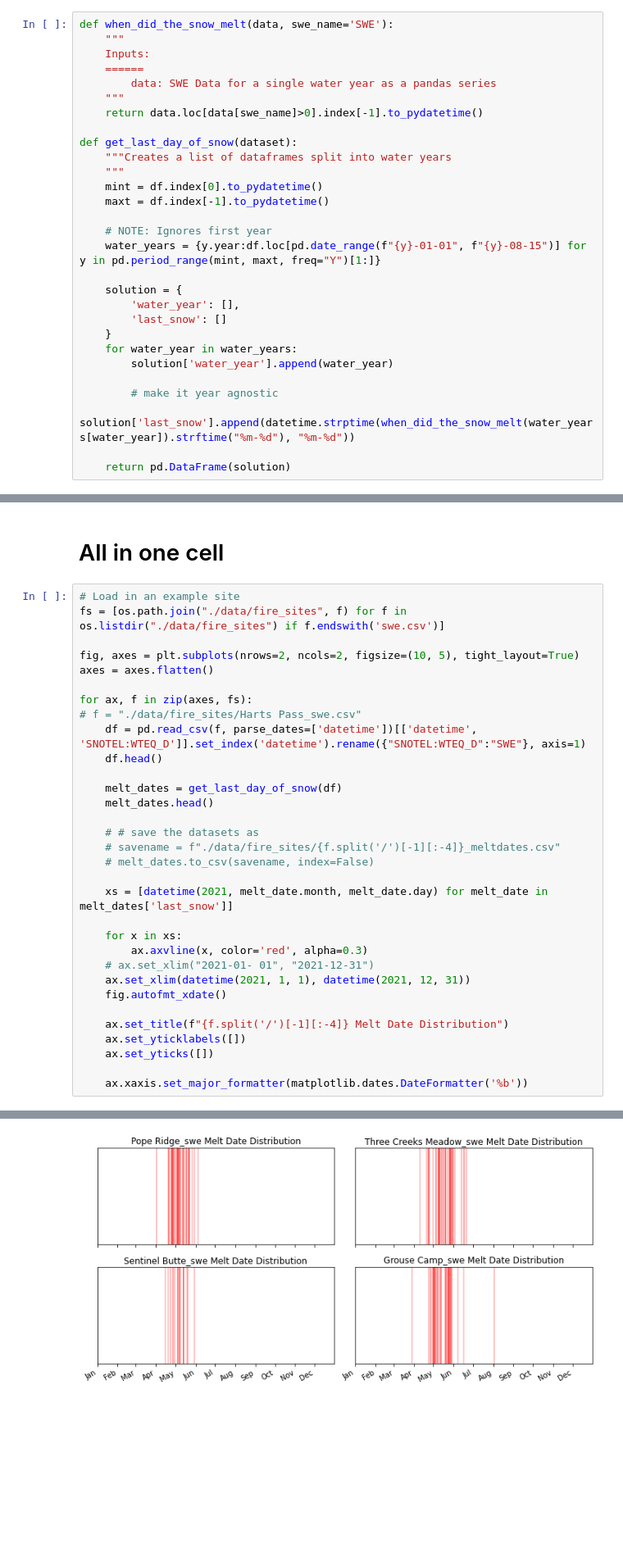
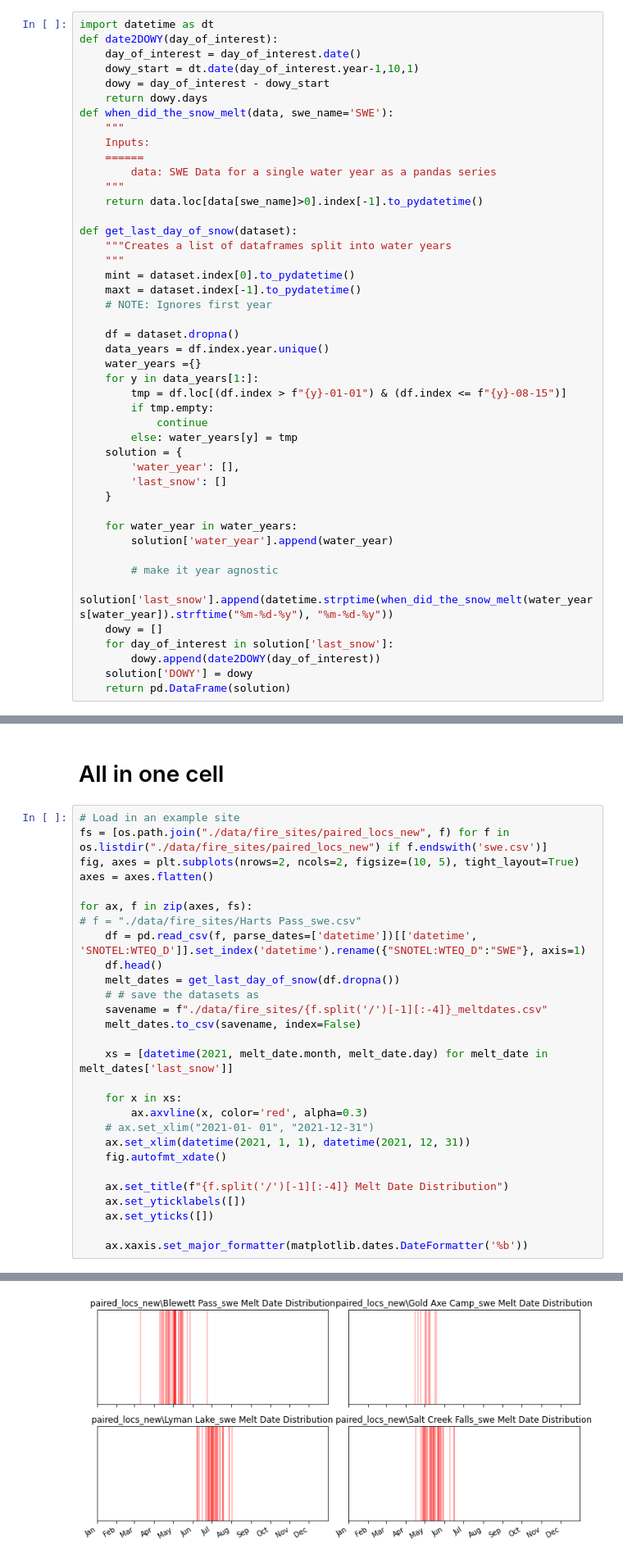
Before and after one commit to dlhogan97/CEWA565_project, a Jupyter notebook: when_did_the_snow_melt.ipynb, the cells around one changed output, grey strips where cells are left out. Shown at 82% size. Drawn from its saved outputs; the diff is of its cells as text; blank space fills up the shorter version.

Commit message:
Updates to meltdates

```diff
--- a/when_did_the_snow_melt.ipynb
+++ b/when_did_the_snow_melt.ipynb
@@ -75,6 +75,12 @@ PeriodIndex(['1982', '1983', '1984', '1985', '1986', '1987', '1988', '1989',
              '2014', '2015', '2016', '2017', '2018', '2019', '2020', '2021'],
             dtype='period[A-DEC]')
 # %%
+import datetime as dt
+def date2DOWY(day_of_interest):
+    day_of_interest = day_of_interest.date()
+    dowy_start = dt.date(day_of_interest.year-1,10,1)
+    dowy = day_of_interest - dowy_start
+    return dowy.days
 def when_did_the_snow_melt(data, swe_name='SWE'):
     """
     Inputs:
@@ -86,22 +92,32 @@ def when_did_the_snow_melt(data, swe_name='SWE'):
 def get_last_day_of_snow(dataset):
     """Creates a list of dataframes split into water years
     """
-    mint = df.index[0].to_pydatetime()
-    maxt = df.index[-1].to_pydatetime()
+    mint = dataset.index[0].to_pydatetime()
+    maxt = dataset.index[-1].to_pydatetime()
+    # NOTE: Ignores first year
 
-    # NOTE: Ignores first year
-    water_years = {y.year:df.loc[pd.date_range(f"{y}-01-01", f"{y}-08-15")] for y in pd.period_range(mint, maxt, freq="Y")[1:]}
-
+    df = dataset.dropna()
+    data_years = df.index.year.unique()
+    water_years ={}
+    for y in data_years[1:]:
+        tmp = df.loc[(df.index > f"{y}-01-01") & (df.index <= f"{y}-08-15")]
+        if tmp.empty:
+            continue
+        else: water_years[y] = tmp
     solution = {
         'water_year': [],
         'last_snow': []
     }
+
     for water_year in water_years:
         solution['water_year'].append(water_year)
 
         # make it year agnostic
-        solution['last_snow'].append(datetime.strptime(when_did_the_snow_melt(water_years[water_year]).strftime("%m-%d"), "%m-%d"))
-
+        solution['last_snow'].append(datetime.strptime(when_did_the_snow_melt(water_years[water_year]).strftime("%m-%d-%y"), "%m-%d-%y"))
+    dowy = []
+    for day_of_interest in solution['last_snow']:
+        dowy.append(date2DOWY(day_of_interest))
+    solution['DOWY'] = dowy
     return pd.DataFrame(solution)
 # %%
 melt_dates = get_last_day_of_snow(df)
@@ -146,8 +190,7 @@ melt_dates['last_snow'].groupby(melt_dates['last_snow']).count().plot(kind='bar'
 # All in one cell
 # %%
 # Load in an example site
-fs = [os.path.join("./data/fire_sites", f) for f in os.listdir("./data/fire_sites") if f.endswith('swe.csv')]
-
+fs = [os.path.join("./data/fire_sites/paired_locs_new", f) for f in os.listdir("./data/fire_sites/paired_locs_new") if f.endswith('swe.csv')]
 fig, axes = plt.subplots(nrows=2, ncols=2, figsize=(10, 5), tight_layout=True)
 axes = axes.flatten()
 
@@ -155,13 +198,10 @@ for ax, f in zip(axes, fs):
 # f = "./data/fire_sites/Harts Pass_swe.csv"
     df = pd.read_csv(f, parse_dates=['datetime'])[['datetime', 'SNOTEL:WTEQ_D']].set_index('datetime').rename({"SNOTEL:WTEQ_D":"SWE"}, axis=1)
     df.head()
-
-    melt_dates = get_last_day_of_snow(df)
-    melt_dates.head()
-
+    melt_dates = get_last_day_of_snow(df.dropna())
     # # save the datasets as
-    # savename = f"./data/fire_sites/{f.split('/')[-1][:-4]}_meltdates.csv"
-    # melt_dates.to_csv(savename, index=False)
+    savename = f"./data/fire_sites/{f.split('/')[-1][:-4]}_meltdates.csv"
+    melt_dates.to_csv(savename, index=False)
 
     xs = [datetime(2021, melt_date.month, melt_date.day) for melt_date in melt_dates['last_snow']]
 
@@ -180,3 +237,3 @@ for ax, f in zip(axes, fs):
-[figure, old version]
+[figure, new version]
 # %% [markdown]
 Looks like most of the assigned melt dates are very realistic, except for 2 data points at Grouse Camp
```
Also changed, not shown: parts of 7 cells of this notebook, 8 other files.
